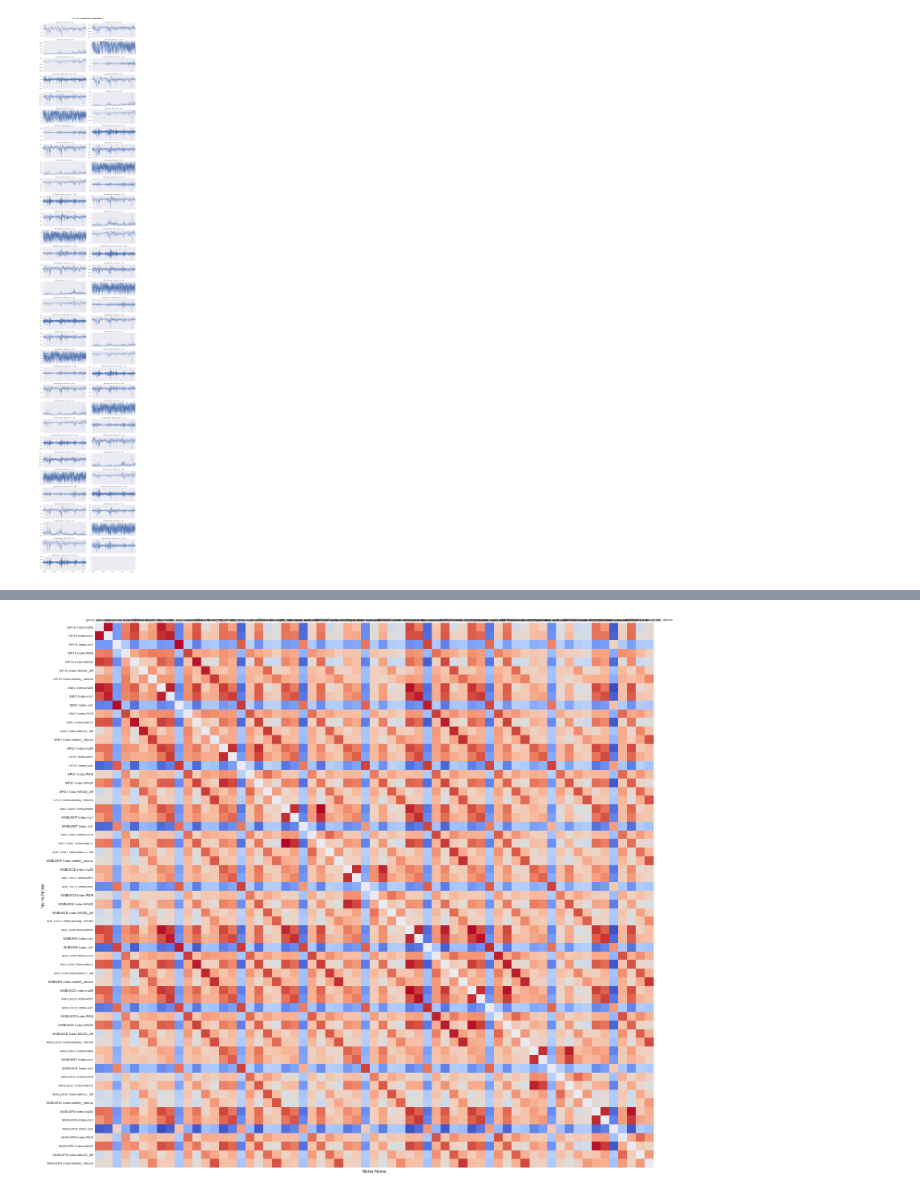
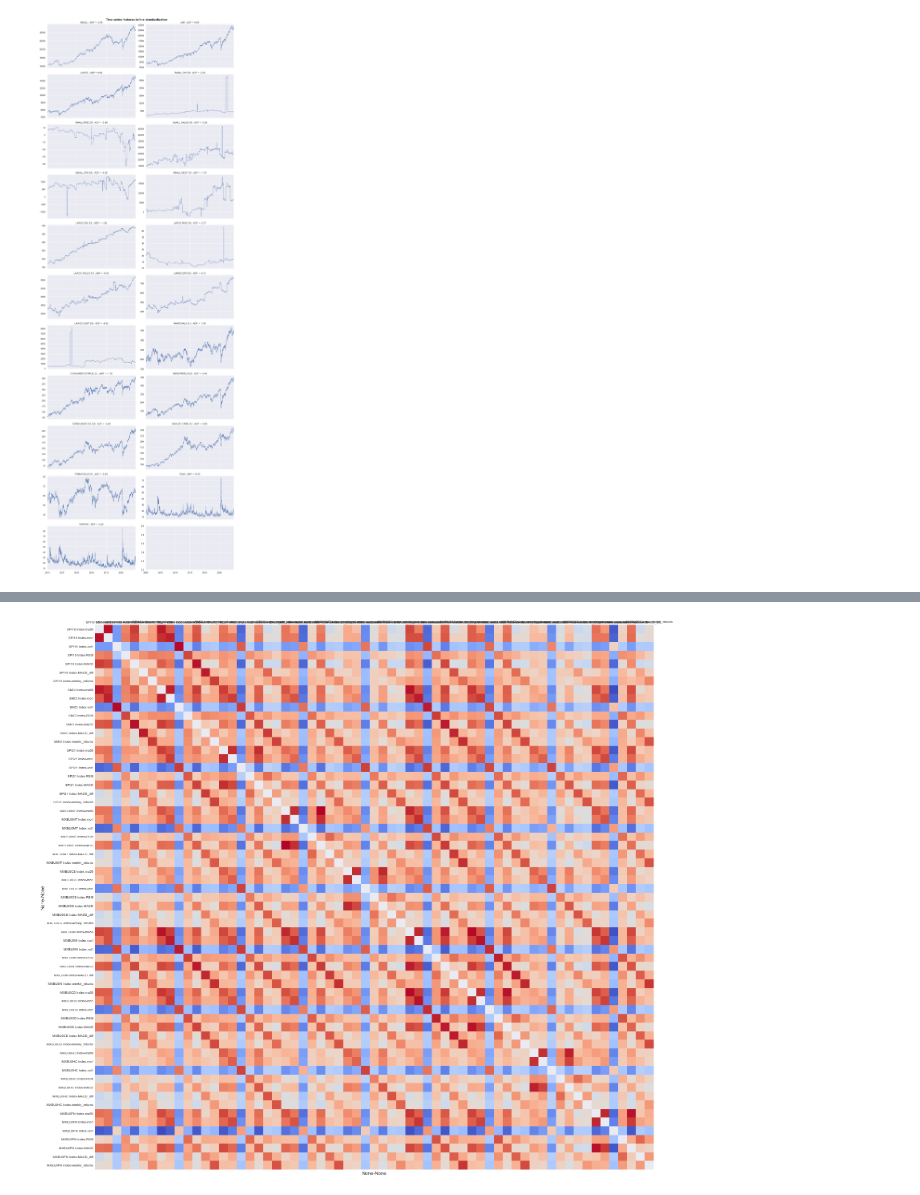
Before and after one commit to lacoupe/BCVS, a Jupyter notebook: SW/size/size.ipynb, the cells around one changed output, grey strips where cells are left out. Drawn from its saved outputs; the diff is of its cells as text; code cells hidden in the pictures.

```diff
--- a/SW/size/size.ipynb
+++ b/SW/size/size.ipynb
@@ -19,4 +24,0 @@ indices_price.to_csv('data/prices.csv')
-# %%
-features, bench_price, df_X, target_prices = get_price_data()
-# features = features[features.columns[3:]]
-daily_returns = target_prices.pct_change()
@@ -48,9 +43,0 @@ plt.show()
-# %%
-fix, axs = plt.subplots(2, 2, figsize=(16, 8), sharex=True, sharey=True)
-axs = axs.ravel()
-
-weekly_returns = pd.concat([target_prices, bench_price], axis=1).pct_change().resample('W').mean()
-for i, ticker in enumerate(weekly_returns.columns):
-    sns.lineplot(ax=axs[i], data=weekly_returns[ticker], lw=1)
-    axs[i].set_ylabel(None)
-    axs[i].set_title(ticker)
@@ -289,17 +198,19 @@ ADS between each sample (SPI) -11.569187698386589
+# %%
+bench_price, target_prices, features, features_stationary = get_data()
 # %%
-data_plot = df_X
+data_plot = features.loc['2010-01-01':]
 
 number_feature = len(data_plot.columns)
-fig, axs = plt.subplots(number_feature // 2 + (number_feature % 2 > 0), 2, figsize=(14, 80), sharex=True)
+fig, axs = plt.subplots(number_feature // 2 + (number_feature % 2 > 0), 2, figsize=(14, 40), sharex=True)
 axs = axs.ravel()
 for i, col in enumerate(data_plot.columns):
     results = adfuller(data_plot[col].values)
     data_plot[col].plot(ax=axs[i], lw=0.8)
-    axs[i].set_title(col[0] + ' ; ' + col[1] + f' ; ADF = {results[0]:.2f}')
+    axs[i].set_title(col + f' ; ADF = {results[0]:.2f}')
 
 plt.suptitle('Time series features before standardization', fontsize=15, fontweight='bold')
 fig.tight_layout()
 fig.subplots_adjust(top=0.97)
 plt.show()
 # %% [output]
-[figure, old version]
+[figure, new version]
```
Also changed, not shown: parts of 35 cells of this notebook, 6 other files.
